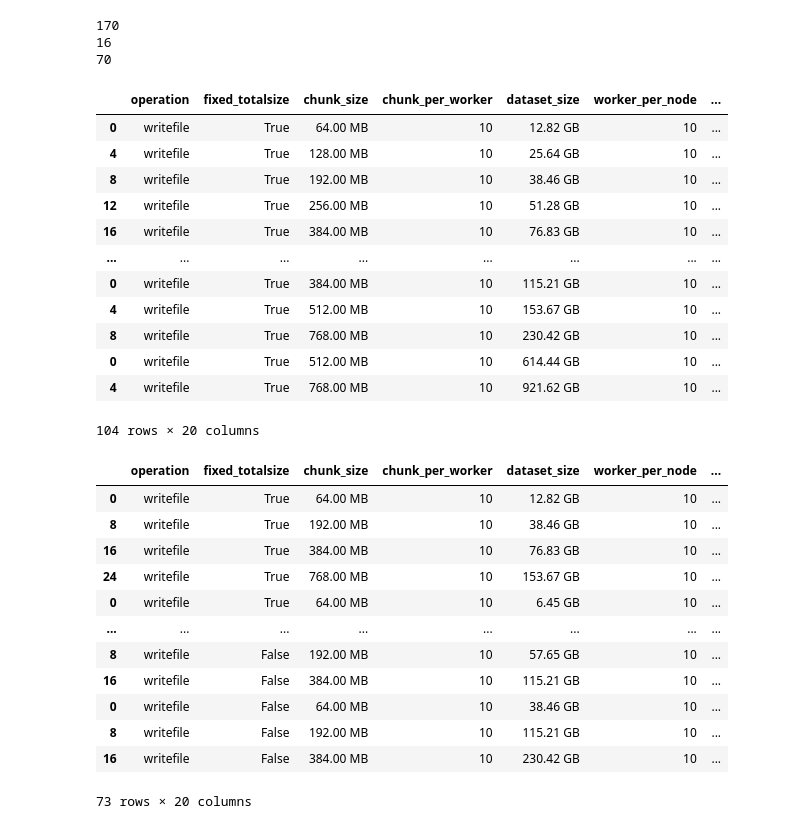
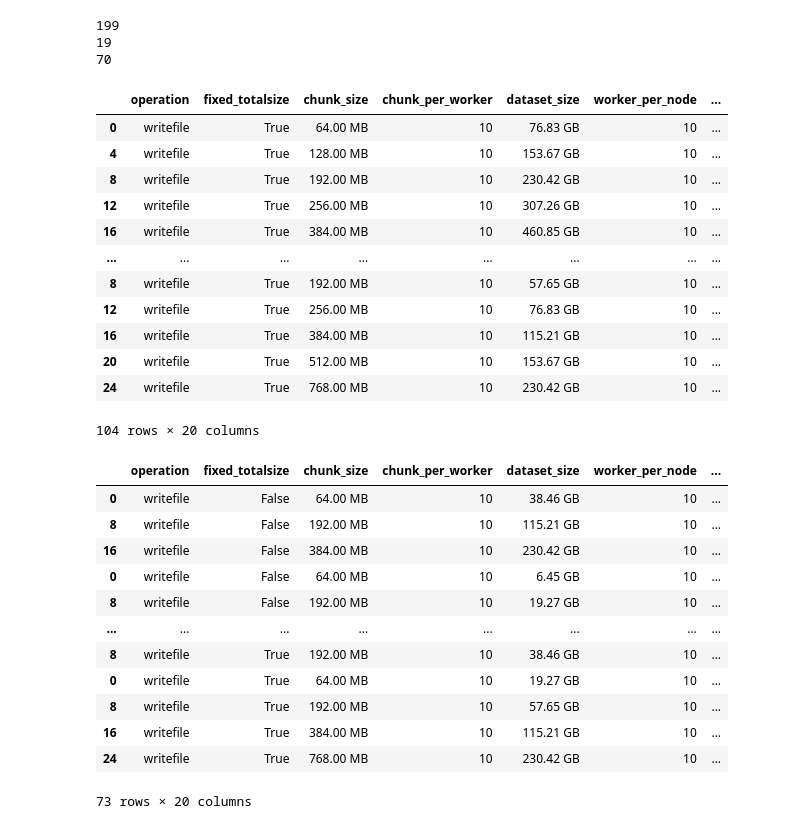
Before and after one commit to pangeo-data/benchmarking, a Jupyter notebook: analysis/weak-analysis.ipynb, the cells around one changed output. Drawn from its saved outputs; the diff is of its cells as text; code cells hidden in the pictures.

```diff
--- a/analysis/weak-analysis.ipynb
+++ b/analysis/weak-analysis.ipynb
@@ -13,49 +19,49 @@ li_fixed=[]
 li_write=[]
 f=[]
 #[f for f in glob.glob("*.txt") if "abc" in f or "123" in f or "a1b" in f]
-fs=[f for f in glob.glob('pange-bench/results/chey*/2020-*/compute_study_2020*.csv') if "08-0" in f or "07-" in f or "08-1" in f]
+fs=[f for f in glob.glob('../results/cheyenne_io/2020-*/compute_study_2020*.csv') if "08-0" in f or "07-" in f or "08-1" in f]
 
 
 for i in fs:
 
     df_temp=dd.read_csv(i,dtype={'root':str}).compute()
     s=set(df_temp.operation)
     if ("openfile" in s) & ("writefile" not in s):
         #print("fixed",s)
         li_fixed.append(df_temp)
     elif ("writefile" in s) & ('deletefile' not in s):
         li_write.append(df_temp)
     else:
         #print(df_temp)
         li.append(df_temp)
 print(len(li_fixed))
 print(len(li_write))
 print(len(li))
 
 
 dfc=pd.concat(li)
 dfc['chunk_size'] = dfc['chunk_size'].map(lambda x: format_bytes(parse_bytes(x)))
 dfc['dataset_size'] = dfc['dataset_size'].map(lambda x: format_bytes(parse_bytes(x)))
 dfc['dataset_size_num']=dfc.dataset_size.map(lambda x: parse_bytes(x))
 dfc['throughput_Mbps'] = dfc.dataset_size_num/1e+6/dfc.runtime
 dfc['chunk_size (MB)']=dfc.chunk_size.map(lambda x: parse_bytes(x))/1e+6
 dfc[(dfc.io_format=='zarr' )& (dfc.filesystem=='s3')&(dfc.operation=='writefile')&(dfc.chunking_scheme=='auto')]
 # %% [output]
-170
-16
+199
+19
 70
 |  | operation | fixed_totalsize | chunk_size | chunk_per_worker | dataset_size | worker_per_node | ... |
-| 0 | writefile | True | 64.00 MB | 10 | 12.82 GB | 10 | ... |
-| 4 | writefile | True | 128.00 MB | 10 | 25.64 GB | 10 | ... |
-| 8 | writefile | True | 192.00 MB | 10 | 38.46 GB | 10 | ... |
-| 12 | writefile | True | 256.00 MB | 10 | 51.28 GB | 10 | ... |
-| 16 | writefile | True | 384.00 MB | 10 | 76.83 GB | 10 | ... |
+| 0 | writefile | True | 64.00 MB | 10 | 76.83 GB | 10 | ... |
+| 4 | writefile | True | 128.00 MB | 10 | 153.67 GB | 10 | ... |
+| 8 | writefile | True | 192.00 MB | 10 | 230.42 GB | 10 | ... |
+| 12 | writefile | True | 256.00 MB | 10 | 307.26 GB | 10 | ... |
+| 16 | writefile | True | 384.00 MB | 10 | 460.85 GB | 10 | ... |
 | ... | ... | ... | ... | ... | ... | ... | ... |
-| 0 | writefile | True | 384.00 MB | 10 | 115.21 GB | 10 | ... |
-| 4 | writefile | True | 512.00 MB | 10 | 153.67 GB | 10 | ... |
-| 8 | writefile | True | 768.00 MB | 10 | 230.42 GB | 10 | ... |
-| 0 | writefile | True | 512.00 MB | 10 | 614.44 GB | 10 | ... |
-| 4 | writefile | True | 768.00 MB | 10 | 921.62 GB | 10 | ... |
+| 8 | writefile | True | 192.00 MB | 10 | 57.65 GB | 10 | ... |
+| 12 | writefile | True | 256.00 MB | 10 | 76.83 GB | 10 | ... |
+| 16 | writefile | True | 384.00 MB | 10 | 115.21 GB | 10 | ... |
+| 20 | writefile | True | 512.00 MB | 10 | 153.67 GB | 10 | ... |
+| 24 | writefile | True | 768.00 MB | 10 | 230.42 GB | 10 | ... |
 104 rows × 20 columns
 # %%
 chunk_size_list = ['64.00MB','128.00 MB', '192.00MB',  '256.00 MB', '384.00MB', '512.00MB', '786MB' ]
@@ -71,7 +77,6 @@ dd1={}
 
 mode='writefile'
 dd1['NetCDF POSIX '+mode] = d7[(d7['io_format'] == 'netcdf') & (d7['filesystem'] == 'posix') &(d7['operation'] == mode)]
-#dd1['NetCDF S3 '+mode] = d7[(d7['io_format'] == 'netcdf') & (d7['filesystem'] == 's3') &(d7['operation'] == mode)]
 dd1['Zarr POSIX '+mode] = d7[(d7['io_format'] == 'zarr') & (d7['filesystem'] == 'posix') &(d7['operation'] == mode)]
 dd1['Zarr S3 '+mode] = d7[(d7['io_format'] == 'zarr') & (d7['filesystem'] == 's3') &(d7['operation'] == mode)]
 
@@ -82,17 +87,17 @@ df=df[(df['operation'] == mode)]
 df[(df.io_format=='zarr')&(df.filesystem=='s3')]
 # %% [output]
 |  | operation | fixed_totalsize | chunk_size | chunk_per_worker | dataset_size | worker_per_node | ... |
-| 0 | writefile | True | 64.00 MB | 10 | 12.82 GB | 10 | ... |
-| 8 | writefile | True | 192.00 MB | 10 | 38.46 GB | 10 | ... |
-| 16 | writefile | True | 384.00 MB | 10 | 76.83 GB | 10 | ... |
-| 24 | writefile | True | 768.00 MB | 10 | 153.67 GB | 10 | ... |
-| 0 | writefile | True | 64.00 MB | 10 | 6.45 GB | 10 | ... |
-| ... | ... | ... | ... | ... | ... | ... | ... |
-| 8 | writefile | False | 192.00 MB | 10 | 57.65 GB | 10 | ... |
-| 16 | writefile | False | 384.00 MB | 10 | 115.21 GB | 10 | ... |
 | 0 | writefile | False | 64.00 MB | 10 | 38.46 GB | 10 | ... |
 | 8 | writefile | False | 192.00 MB | 10 | 115.21 GB | 10 | ... |
 | 16 | writefile | False | 384.00 MB | 10 | 230.42 GB | 10 | ... |
+| 0 | writefile | False | 64.00 MB | 10 | 6.45 GB | 10 | ... |
+| 8 | writefile | False | 192.00 MB | 10 | 19.27 GB | 10 | ... |
+| ... | ... | ... | ... | ... | ... | ... | ... |
+| 8 | writefile | True | 192.00 MB | 10 | 38.46 GB | 10 | ... |
+| 0 | writefile | True | 64.00 MB | 10 | 19.27 GB | 10 | ... |
+| 8 | writefile | True | 192.00 MB | 10 | 57.65 GB | 10 | ... |
+| 16 | writefile | True | 384.00 MB | 10 | 115.21 GB | 10 | ... |
+| 24 | writefile | True | 768.00 MB | 10 | 230.42 GB | 10 | ... |
 73 rows × 20 columns
 # %%
 fig, ax = plt.subplots(figsize=(15,16))
```
Also changed, not shown: parts of 8 cells of this notebook, 1 other file.
